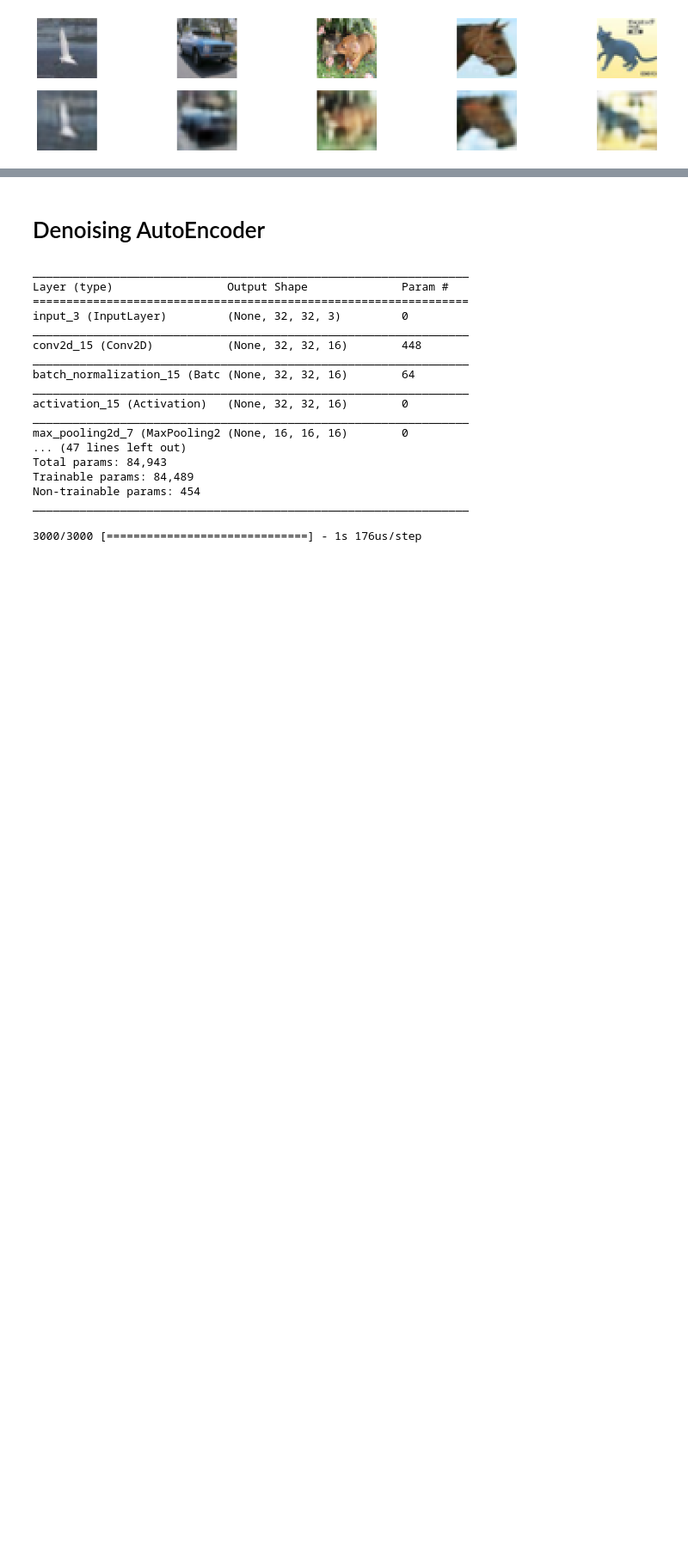
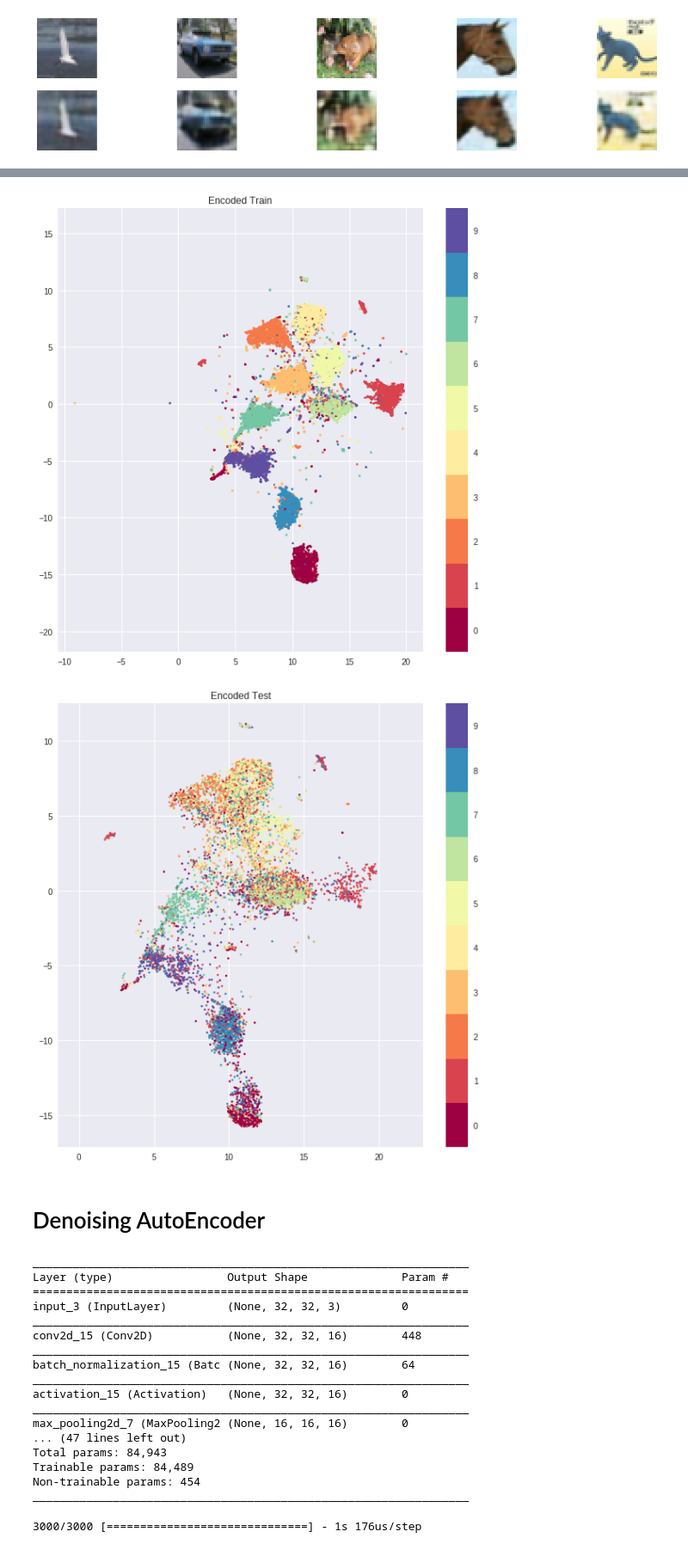
Before and after one commit to HyperPotatoNeo/Deep-learning-experiments-with-umap, a Jupyter notebook: AE vs UMAP_ Cifar10.ipynb, the cells around one changed output, grey strips where cells are left out. Shown at 86% size. Drawn from its saved outputs; the diff is of its cells as text; code cells hidden in the pictures; blank space fills up the shorter version.

Commit message:
AutoEncoder embeddings

```diff
--- a/AE vs UMAP_ Cifar10.ipynb
+++ b/AE vs UMAP_ Cifar10.ipynb
@@ -244,0 +244,12 @@ plot(X_test, test_reconstructed, 5)
+# %%
+Encoder = Model(inputs, encoder)
+# %%
+encoded_train = Encoder.predict(X_train)
+encoded_test = Encoder.predict(X_test)
+# %%
+encoded_train = encoded_train.reshape((encoded_train.shape[0], encoded_train.shape[1] * encoded_train.shape[2] * encoded_train.shape[3]))
+encoded_test = encoded_test.reshape((encoded_test.shape[0], encoded_test.shape[1] * encoded_test.shape[2] * encoded_test.shape[3]))
+# %%
+umap_transformer = umap.UMAP(n_components = 2, n_neighbors = 20, verbose = True).fit(encoded_train, Y_train)
+reduced_train = umap_transformer.transform(encoded_train)
+reduced_test = umap_transformer.transform(encoded_test)
@@ -245,3 +294,9 @@ plot(X_test, test_reconstructed, 5)
+# %%
+plot_embeddings(reduced_train, Y_train, 'Encoded Train')
+plot_embeddings(reduced_test, Y_test, 'Encoded Test')
+# %% [output]
+[figure, added]
+[figure, added]
 # %% [markdown]
 # Denoising AutoEncoder
 # %%
```
Also changed, not shown: parts of 7 cells of this notebook.
